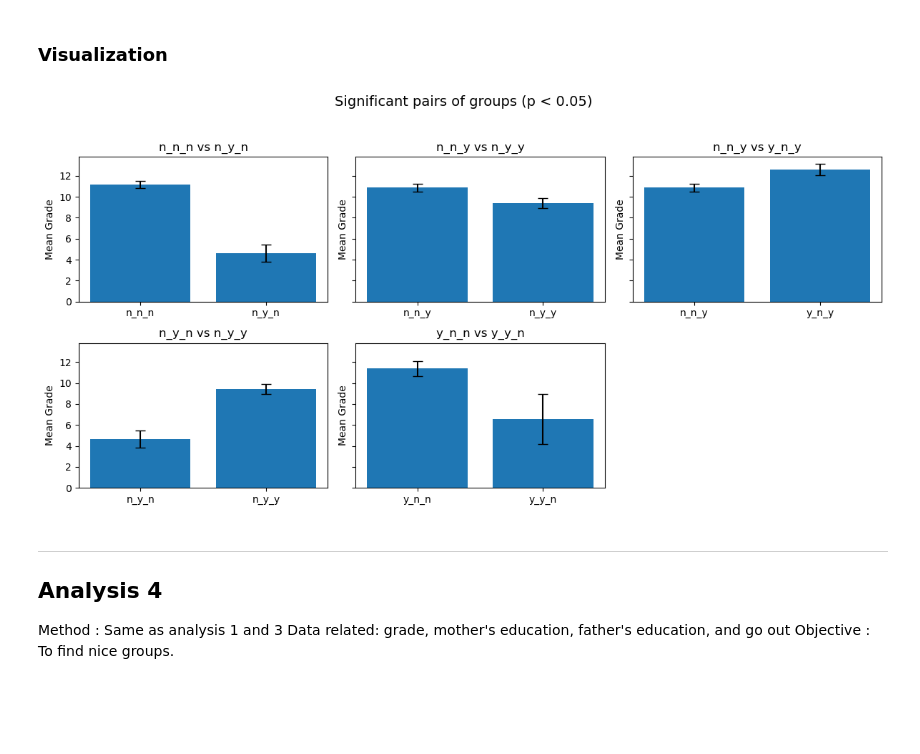
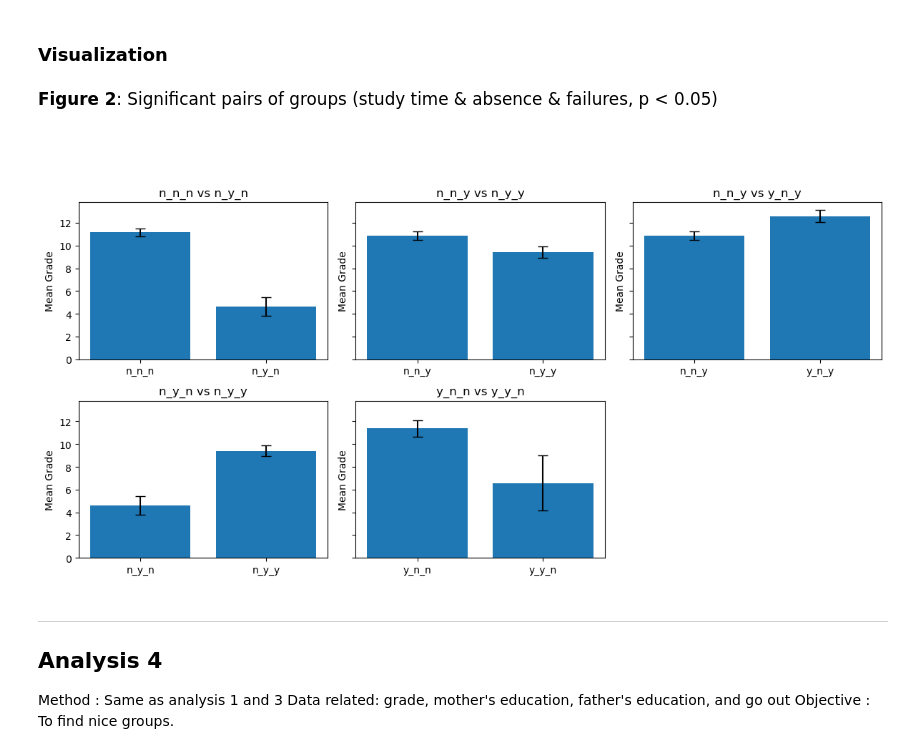
Before and after one commit to 00koya00/Data_Analysis_Practice_II-E2_2025, a Jupyter notebook: 8. FP-5/classical.ipynb, the cells around one changed output. Drawn from its saved outputs; the diff is of its cells as text; code cells hidden in the pictures; blank space fills up the shorter version.

```diff
--- a/8. FP-5/classical.ipynb
+++ b/8. FP-5/classical.ipynb
@@ -158,42 +158,41 @@ According to the result of the analysis 3, part of 1, 2, and 3 were supported, w
 about["se"] = about["std"] / np.sqrt(about["count"])
 order = ["n_n_n", "n_n_y", "n_y_n", "n_y_y", "y_n_n", "y_n_y", "y_y_n", "y_y_y"]
 
-fig, axes = plt.subplots(2, 3, figsize=(12, 6), sharey=True)
-axes = axes.flatten()
-
-def First_analysis():
+def First_analysis(num=1):
+    fig, axes = plt.subplots(2, 3, figsize=(12, 6), sharey=True)
+    axes = axes.flatten()
     pairs_short = [("nnn", "nyn"), ("nny", "nyy"), ("nny", "yny"), ("nyn", "nyy"), ("ynn", "yyn")]
     for i, (c1, c2) in enumerate(pairs_short):
         g1 = desc.expand_code(c1)
         g2 = desc.expand_code(c2)
         ax = axes[i]
         m1 = about.loc[g1, "mean"]
         n1 = about.loc[g1, "count"]
         sd1 = about.loc[g1, "std"]
         se1 = sd1 / np.sqrt(n1)
         m2 = about.loc[g2, "mean"]
         n2 = about.loc[g2, "count"]
         sd2 = about.loc[g2, "std"]
         se2 = sd2 / np.sqrt(n2)
         means = [m1, m2]
         ses = [se1, se2]
         x = [0, 1]
         ax.bar(x, means, yerr=ses, capsize=5)
         ax.set_xticks(x)
         ax.set_xticklabels([g1, g2], rotation=0)
         ax.set_ylabel("Mean Grade")
         ax.set_title(f"{g1} vs {g2}")
     if len(axes) > len(pairs_short):
         for j in range(len(pairs_short), len(axes)):
             axes[j].axis("off")
-
-    fig.suptitle("Significant pairs of groups (p < 0.05)", fontsize=14)
+    desc.display_title("Significant pairs of groups (study time & absence & failures, p < 0.05)", pref='Figure', num=num)
     fig.tight_layout(rect=[0, 0, 1, 0.95])
     plt.show()
 
-First_analysis()
+First_analysis(num=2)
 # %% [output]
+<p><span style="font-size: 1.2em;"><b>Figure 2</b>: Significant pairs of groups (study time & absence & failures, p < 0.05)</span></p><br><br>
-[figure, old version]
+[figure, new version]
 # %% [markdown]
 ---
 ## Analysis 4
```
Also changed, not shown: parts of 11 cells of this notebook, 1 other file.
